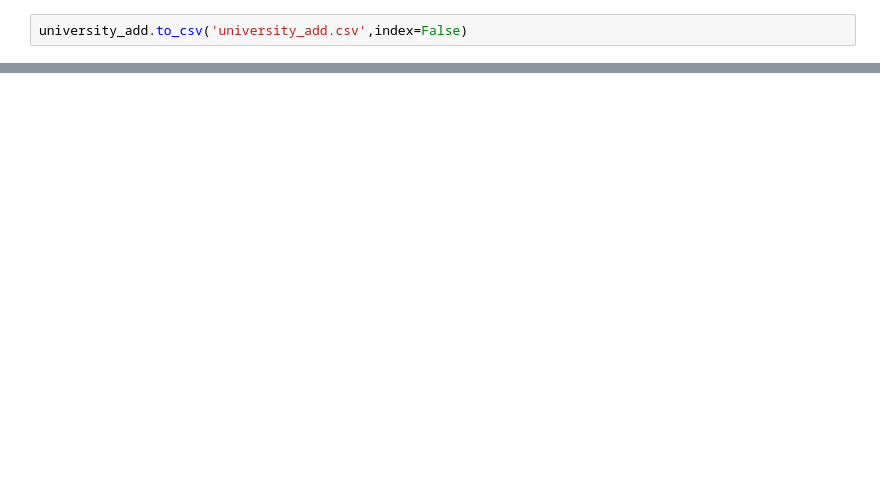
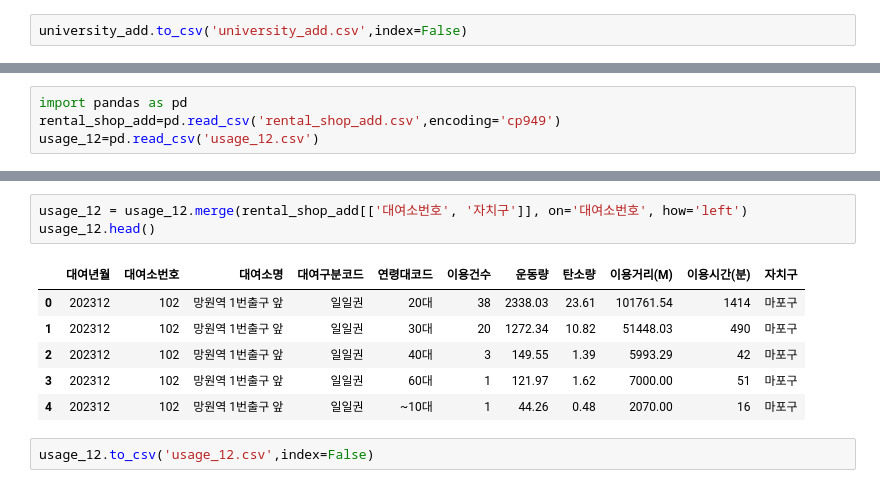
Before and after one commit to b00kkk/bikeseoul, a Jupyter notebook: seoulbike_processing.ipynb, the cells around one changed output, grey strips where cells are left out. Cells and saved outputs as stored; diff of their text form; blank space fills up the shorter version.

Commit message:
usage_12에 자치구 추가

```diff
--- a/seoulbike_processing.ipynb
+++ b/seoulbike_processing.ipynb
@@ -432,0 +435,4 @@ university_add.to_csv('university_add.csv',index=False)
+# %%
+import pandas as pd
+rental_shop_add=pd.read_csv('rental_shop_add.csv',encoding='cp949')
+usage_12=pd.read_csv('usage_12.csv')
@@ -432,0 +457,12 @@ university_add.to_csv('university_add.csv',index=False)
+# %%
+usage_12 = usage_12.merge(rental_shop_add[['대여소번호', '자치구']], on='대여소번호', how='left')
+usage_12.head()
+# %% [output]
+|  | 대여년월 | 대여소번호 | 대여소명 | 대여구분코드 | 연령대코드 | 이용건수 | 운동량 | 탄소량 | 이용거리(M) | 이용시간(분) | 자치구 |
+| 0 | 202312 | 102 | 망원역 1번출구 앞 | 일일권 | 20대 | 38 | 2338.03 | 23.61 | 101761.54 | 1414 | 마포구 |
+| 1 | 202312 | 102 | 망원역 1번출구 앞 | 일일권 | 30대 | 20 | 1272.34 | 10.82 | 51448.03 | 490 | 마포구 |
+| 2 | 202312 | 102 | 망원역 1번출구 앞 | 일일권 | 40대 | 3 | 149.55 | 1.39 | 5993.29 | 42 | 마포구 |
+| 3 | 202312 | 102 | 망원역 1번출구 앞 | 일일권 | 60대 | 1 | 121.97 | 1.62 | 7000.00 | 51 | 마포구 |
+| 4 | 202312 | 102 | 망원역 1번출구 앞 | 일일권 | ~10대 | 1 | 44.26 | 0.48 | 2070.00 | 16 | 마포구 |
+# %%
+usage_12.to_csv('usage_12.csv',index=False)
```
Also changed, not shown: parts of 3 cells of this notebook.
